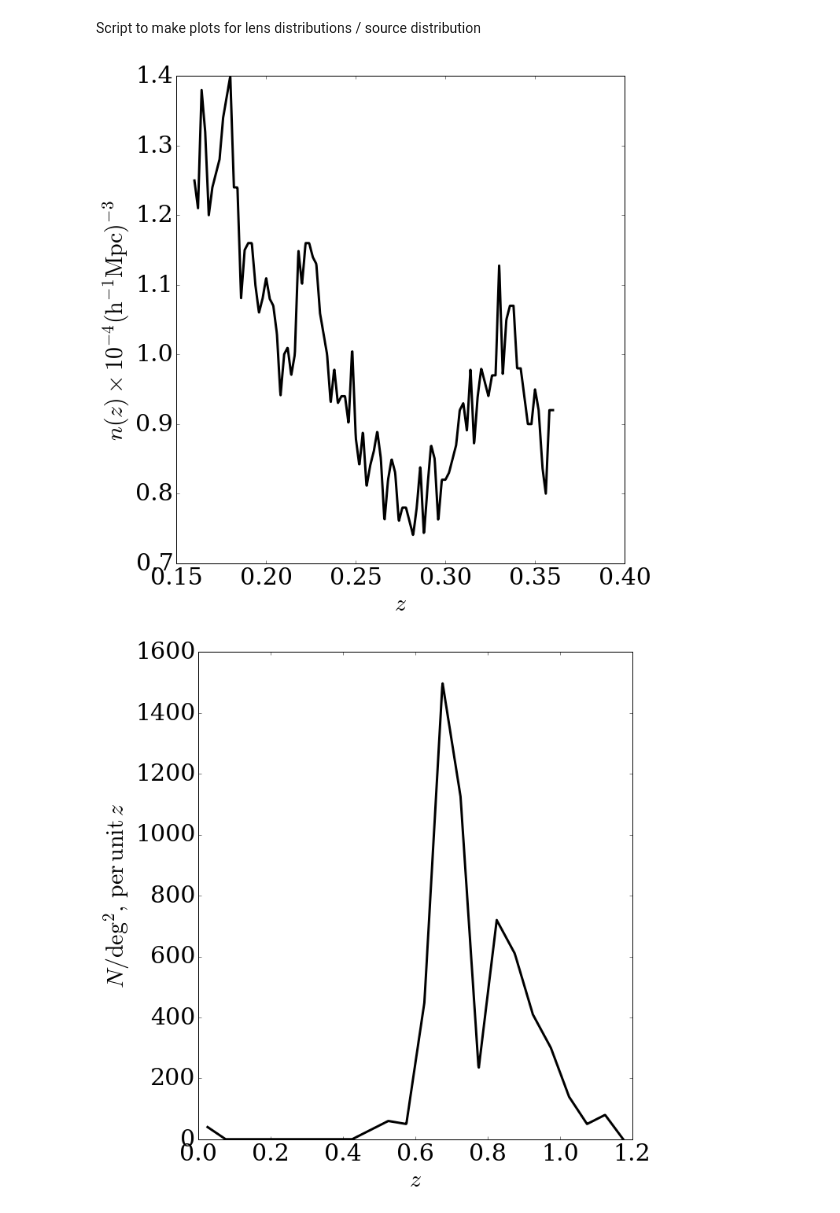
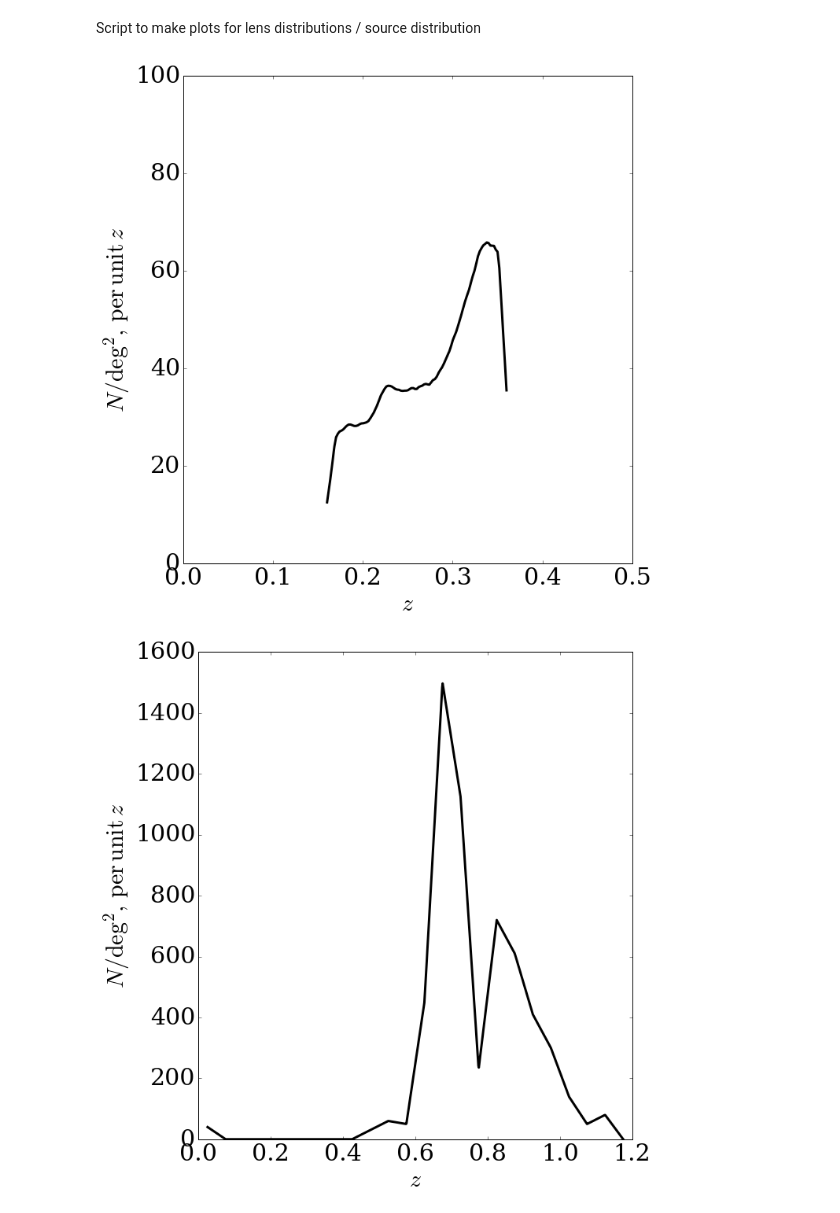
Before and after one commit to c-d-leonard/IA_GGL, a Jupyter notebook: NofZ_plots_paper.ipynb, the cells around one changed output. Drawn from its saved outputs; the diff is of its cells as text; code cells hidden in the pictures.

```diff
--- a/NofZ_plots_paper.ipynb
+++ b/NofZ_plots_paper.ipynb
@@ -21,12 +23,18 @@ def get_dNdzL(zvec, survey):
 
     z, dNdz = np.loadtxt('./txtfiles/'+pa.dNdzL_file, unpack=True)
 
+    # If we're dealing with SDSS, we need to 1) add the factor of 10**(-4) we've ignored in the file, 2) smooth the noisy data curve and 3) convert from n(z) (comoving number density) to dNdz
+    if (survey == 'SDSS'):
+        # Filter the curve
+        nofz_filt = 10**(-4) * astropy.convolution.convolve(dNdz, astropy.convolution.Box1DKernel(10))
+        # Convert to dNdz
+        OmL = 1. - pa.OmC - pa.OmB - pa.OmR - pa.OmN
+        c_over_H = 1. / (pa.H0 * ( (pa.OmC+pa.OmB)*(1.+z)**3 + OmL + (pa.OmR+pa.OmN) * (1.+z)**4 )**(0.5))
+        dNdz = nofz_filt * 4. * np.pi * pa.fsky * setup.com(z, survey)**2 * c_over_H # See notes October 12 2017 for this expression.
+        # Also divide by area, becaus this is done to the DESI case:
+        dNdz = dNdz / pa.Area_l
+
     interpolation = scipy.interpolate.interp1d(z, dNdz)
-
-    # Create a well-sampled redshift vector to make sure we can get the normalization without numerical problems
-    z_highres = np.linspace(z[0], z[-1], 1000)
-
-    dNdz_getnorm = interpolation(z_highres)
 
     if ((zvec[0]>=z[0]) and (zvec[-1]<=z[-1])):
         dNdz_return = interpolation(zvec)
@@ -46,17 +54,19 @@ dNdzl_DESI = get_dNdzL(z_DESI, 'LSST_DESI')
 # %%
 # SDSS LRG lenses
 
 plt.figure(figsize=(10,10))
 plt.rcParams["font.family"] = "serif"
 plt.plot(z_SDSS, dNdzl_SDSS, 'k', linewidth=3)
+plt.ylim(0, 100)
+plt.xlim(0, 0.5)
 plt.xlabel('$z$', fontsize=30)
-plt.ylabel('$n(z) \\times 10^{-4} ({\\rm h}^{-1} {\\rm Mpc})^{-3}}$', fontsize=30)
+plt.ylabel('$N / {\\rm deg}^2, \, {\\rm per\, unit\,} z$', fontsize=30)
 plt.tick_params(axis='both', labelsize='30')
 plt.tight_layout()
 #plt.show()
-plt.savefig('./plots/NofZ_lens_SDSS.png')
+plt.savefig('./plots/NofZ_lens_SDSS_fixdNdz.png')
 # %% [output]
-[figure, old version]
+[figure, new version]
 # %%
 # DESI LRG lenses
 
```
Also changed, not shown: parts of 2 cells of this notebook, 37 other files.
